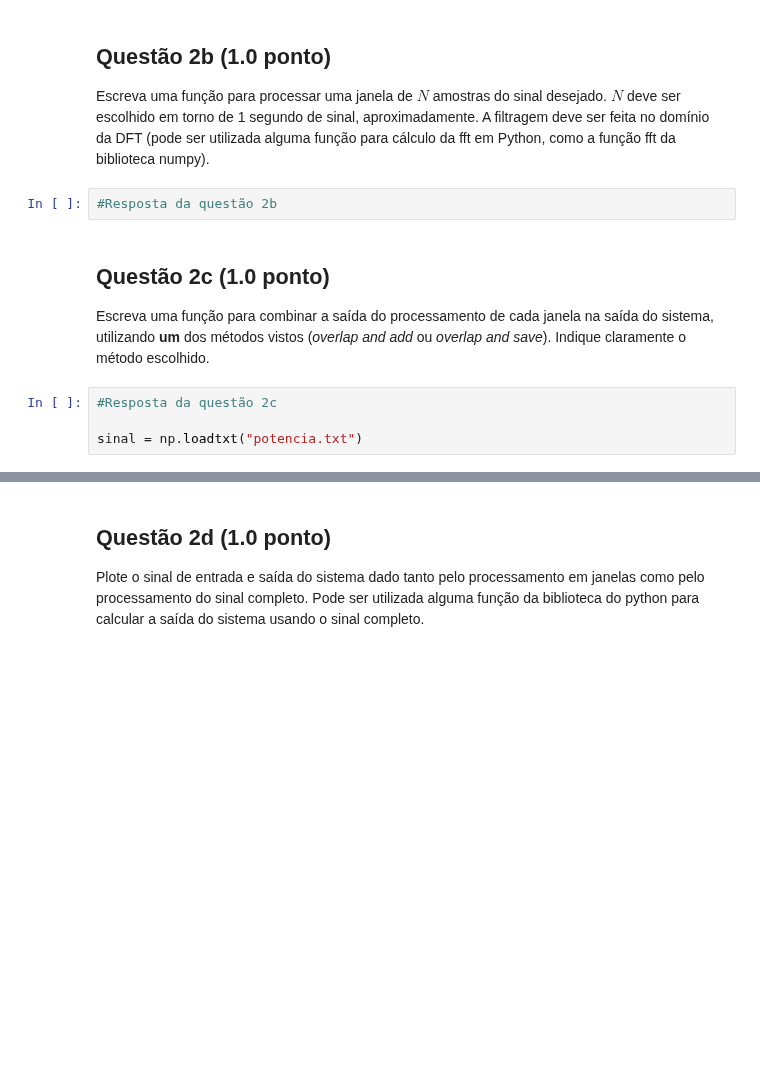
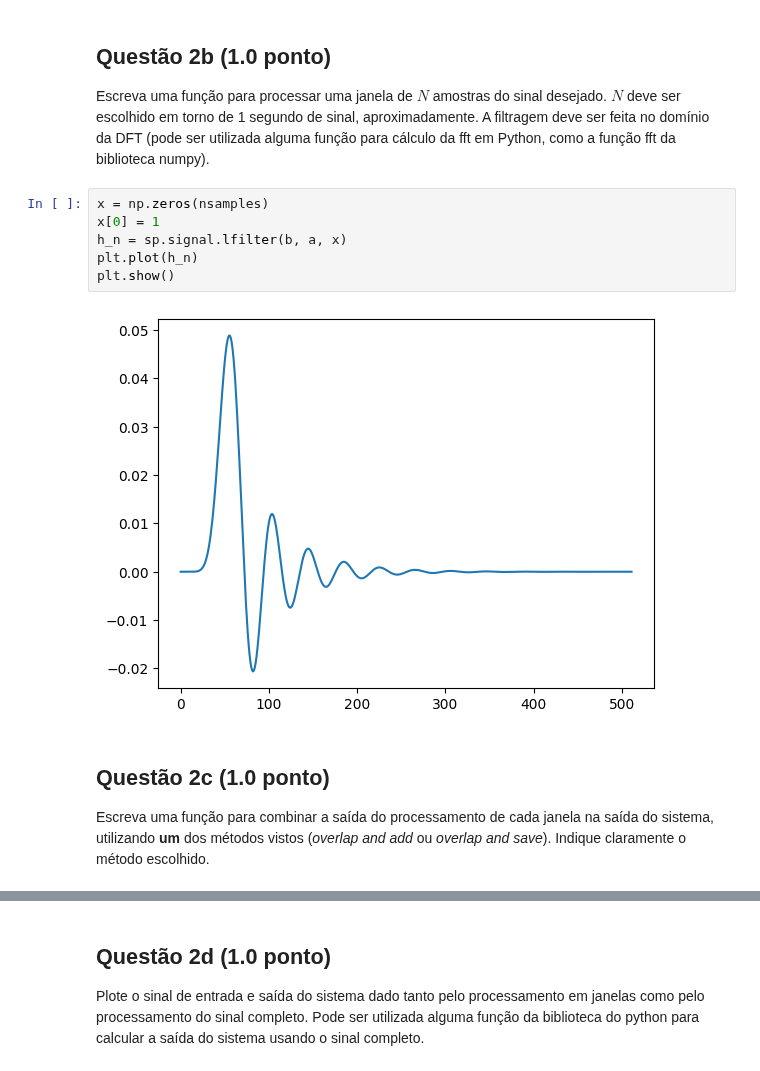
Before and after one commit to akaTsunemori/signal-processing-studies, a Jupyter notebook: projeto-4/projeto4.ipynb, the cells around one changed output, grey strips where cells are left out. Cells and saved outputs as stored; diff of their text form; blank space fills up the shorter version.

```diff
--- a/projeto-4/projeto4.ipynb
+++ b/projeto-4/projeto4.ipynb
@@ -74,13 +80,15 @@ Projete um filtro digital com a especificação desejada. Podem ser utilizadas a
 ## Questão 2b (1.0 ponto)
 
 Escreva uma função para processar uma janela de $N$ amostras do sinal desejado. $N$ deve ser escolhido em torno de 1 segundo de sinal, aproximadamente. A filtragem deve ser feita no domínio da DFT (pode ser utilizada alguma função para cálculo da fft em Python, como a função fft da biblioteca numpy).
-# %%
-#Resposta da questão 2b
+# %%
+x = np.zeros(nsamples)
+x[0] = 1
+h_n = sp.signal.lfilter(b, a, x)
+plt.plot(h_n)
+plt.show()
+# %% [output]
+[figure, added]
 # %% [markdown]
 ## Questão 2c (1.0  ponto)
 
 Escreva uma função para combinar a saída do processamento de cada janela na saída do sistema, utilizando **um** dos métodos vistos (*overlap and add* ou *overlap and save*). Indique claramente o método escolhido.
-# %%
-#Resposta da questão 2c
-
-sinal = np.loadtxt("potencia.txt")
```
Also changed, not shown: parts of 4 cells of this notebook.
